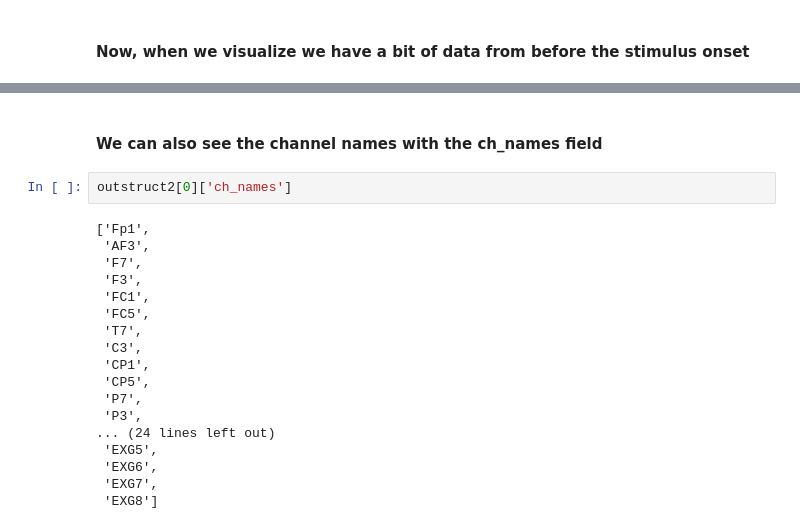
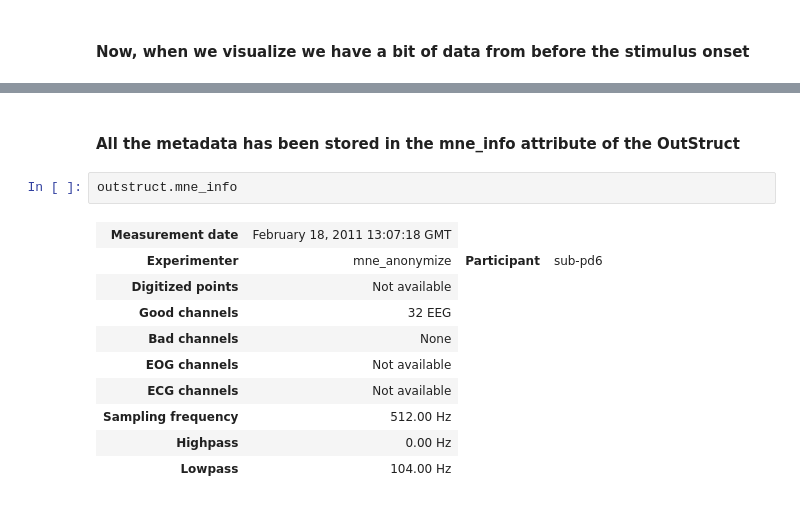
Before and after one commit to naplab/naplib-python, a Jupyter notebook: docs/examples/import_bids_data.ipynb, the cells around one changed output, grey strips where cells are left out. Saved outputs shown, nothing was run; the diff lists cells and outputs as text.

Commit message:
add mne_info attribute and eeg topomap tutorial

```diff
--- a/docs/examples/import_bids_data.ipynb
+++ b/docs/examples/import_bids_data.ipynb
@@ -116,22 +122,15 @@ plt.show()
 # %% [markdown]
-#### We can also see the channel names with the ch_names field
+#### All the metadata has been stored in the mne_info attribute of the OutStruct
-# %%
-outstruct2[0]['ch_names']
-# %% [output]
-['Fp1',
- 'AF3',
- 'F7',
- 'F3',
- 'FC1',
- 'FC5',
- 'T7',
- 'C3',
- 'CP1',
- 'CP5',
- 'P7',
- 'P3',
-... (24 lines left out)
- 'EXG5',
- 'EXG6',
- 'EXG7',
- 'EXG8']
+# %%
+outstruct.mne_info
+# %% [output]
+| Measurement date | February 18, 2011 13:07:18 GMT |
+| Experimenter | mne_anonymize | Participant | sub-pd6 |
+| Digitized points | Not available |
+| Good channels | 32 EEG |
+| Bad channels | None |
+| EOG channels | Not available |
+| ECG channels | Not available |
+| Sampling frequency | 512.00 Hz |
+| Highpass | 0.00 Hz |
+| Lowpass | 104.00 Hz |
```
Also changed, not shown: parts of 9 cells of this notebook, 4 other files.
